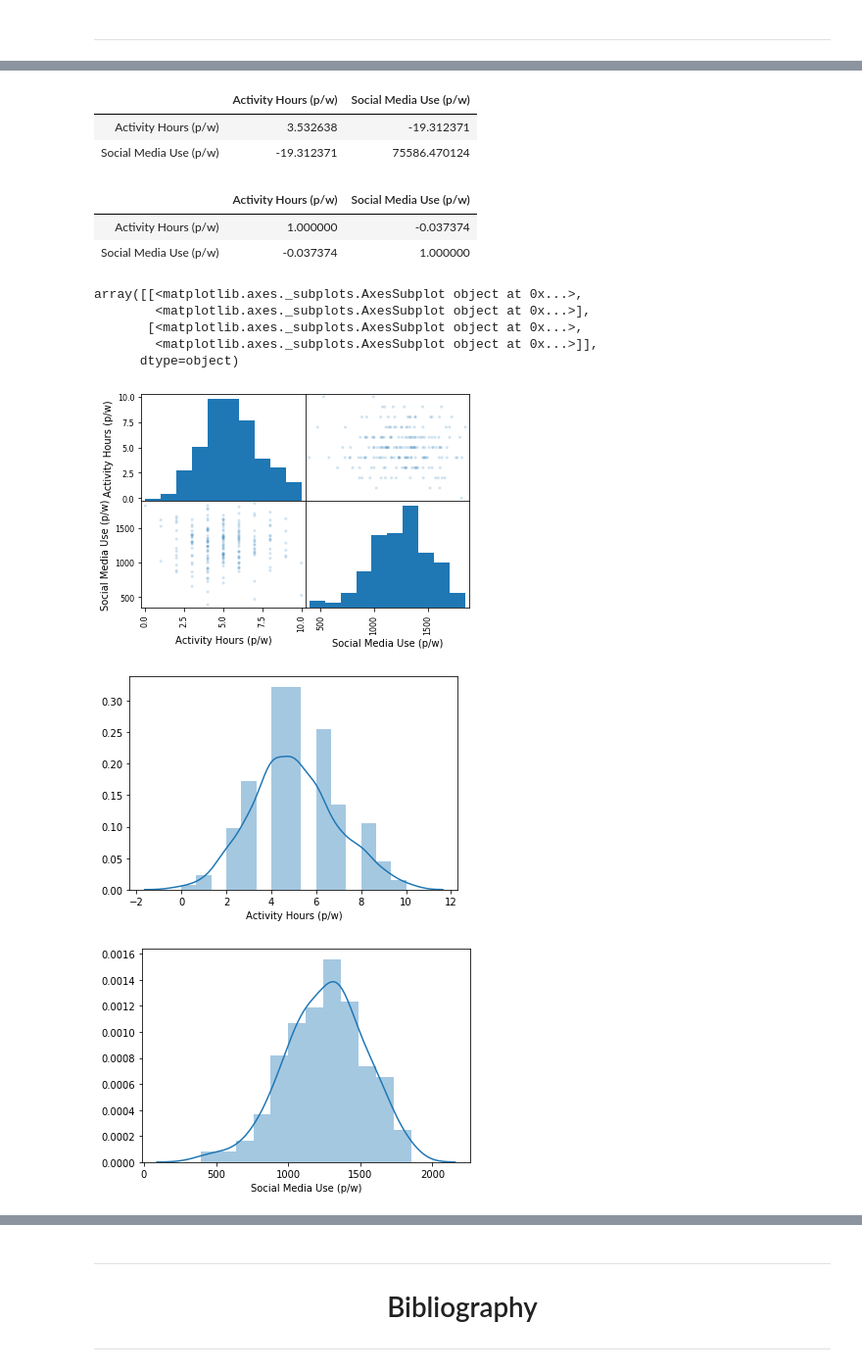
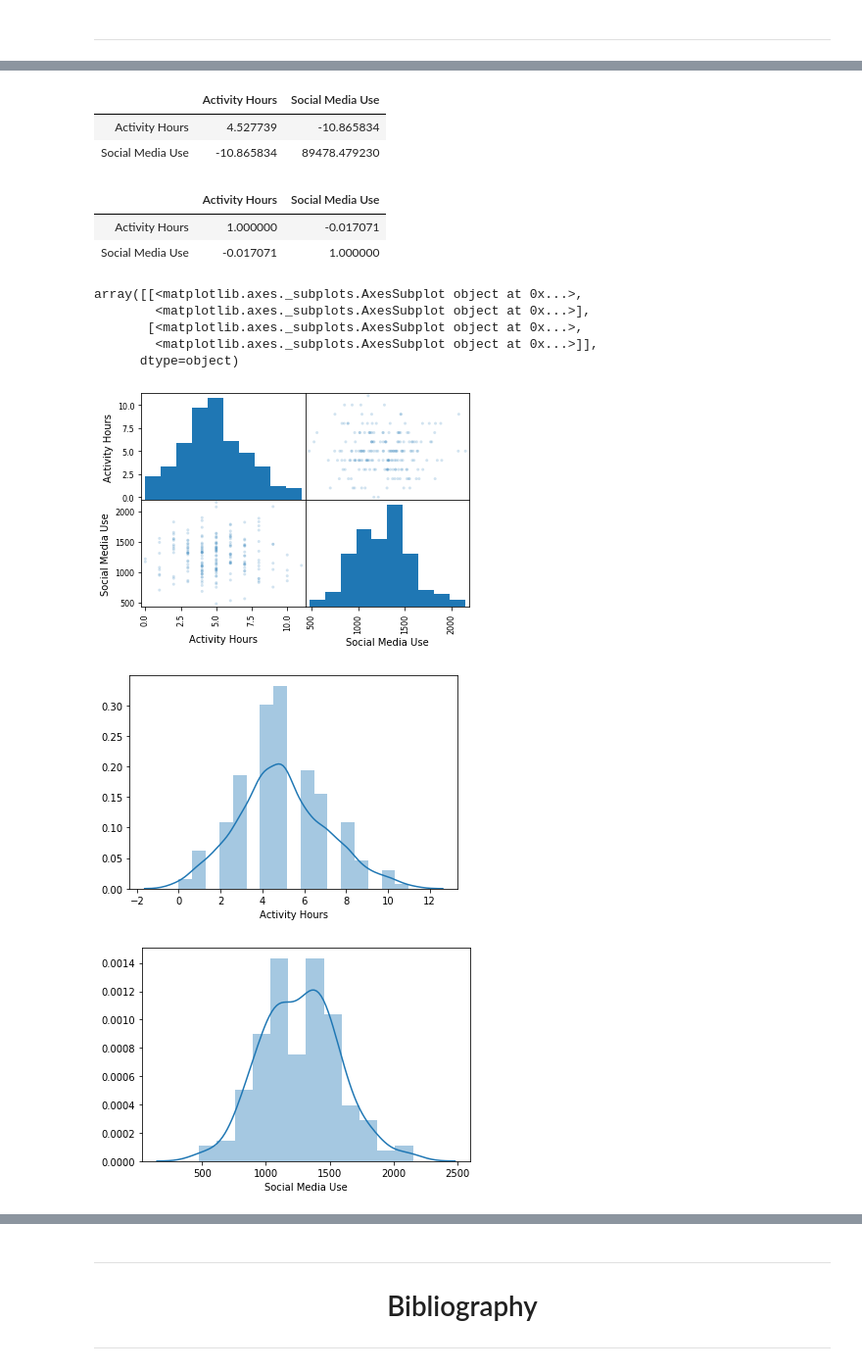
Before and after one commit to Willie2511/Programming-For-DA-Project, a Jupyter notebook: ProgrammingProject.ipynb, the cells around one changed output, grey strips where cells are left out. Shown at 98% size. Drawn from its saved outputs; the diff is of its cells as text; code cells hidden in the pictures.

```diff
--- a/ProgrammingProject.ipynb
+++ b/ProgrammingProject.ipynb
@@ -97,8 +102,8 @@ Grades = ('1.1', '2.1', '2.2', '3.1', 'Pass')
 d = {
     'Grade': np.random.choice(Grades, p= [0.1, 0.5 ,0.3 ,0.07 , 0.03], size=200),
     'Sex': np.random.choice(['Male', 'Female'], p=[0.48, 0.52], size=200),
-    'Activity Hours (p/w)': np.random.poisson(5, 200),
-    'Social Media Use (p/w)': np.random.normal(1260, 300, 200)}
+    'Activity Hours': np.random.poisson(5, 200),
+    'Social Media Use': np.random.normal(1260, 300, 200)}
 df = pd.DataFrame(data=d, index=range(200))
 df
 # %% [output]
@@ -136,15 +151,15 @@ plt.show()
 # %%
 df.cov()
 # %% [output]
-|  | Activity Hours (p/w) | Social Media Use (p/w) |
-| Activity Hours (p/w) | 3.532638 | -19.312371 |
-| Social Media Use (p/w) | -19.312371 | 75586.470124 |
+|  | Activity Hours | Social Media Use |
+| Activity Hours | 4.527739 | -10.865834 |
+| Social Media Use | -10.865834 | 89478.479230 |
 # %%
 df.corr(method='pearson')
 # %% [output]
-|  | Activity Hours (p/w) | Social Media Use (p/w) |
-| Activity Hours (p/w) | 1.000000 | -0.037374 |
-| Social Media Use (p/w) | -0.037374 | 1.000000 |
+|  | Activity Hours | Social Media Use |
+| Activity Hours | 1.000000 | -0.017071 |
+| Social Media Use | -0.017071 | 1.000000 |
 # %%
 pd.plotting.scatter_matrix(df, alpha=0.2)
 # %% [output]
@@ -153,15 +168,15 @@ array([[<matplotlib.axes._subplots.AxesSubplot object at 0x...>,
        [<matplotlib.axes._subplots.AxesSubplot object at 0x...>,
         <matplotlib.axes._subplots.AxesSubplot object at 0x...>]],
       dtype=object)
-[figure, old version]
+[figure, new version]
 # %%
-sns.distplot(df["Activity Hours (p/w)"], kde=True);
+sns.distplot(df["Activity Hours"], kde=True);
 # %% [output]
-[figure, old version]
+[figure, new version]
 # %%
-sns.distplot(df["Social Media Use (p/w)"], kde=True);
+sns.distplot(df["Social Media Use"], kde=True);
 # %% [output]
-[figure, old version]
+[figure, new version]
 # %%
 Grades = np.random.poisson(60, 200)
 Social_Media_Use = np.random.normal(150, 30, 200)
```
Also changed, not shown: parts of 17 cells of this notebook.
